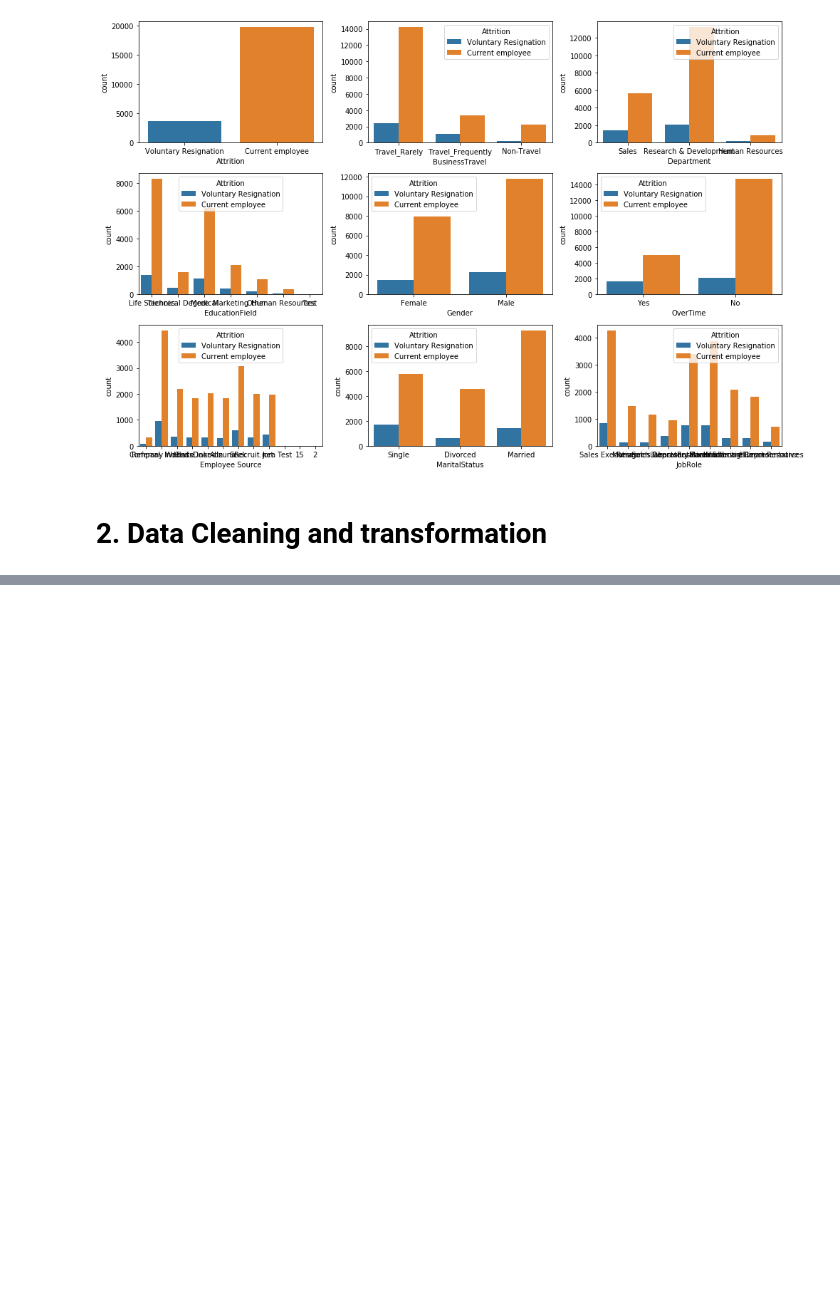
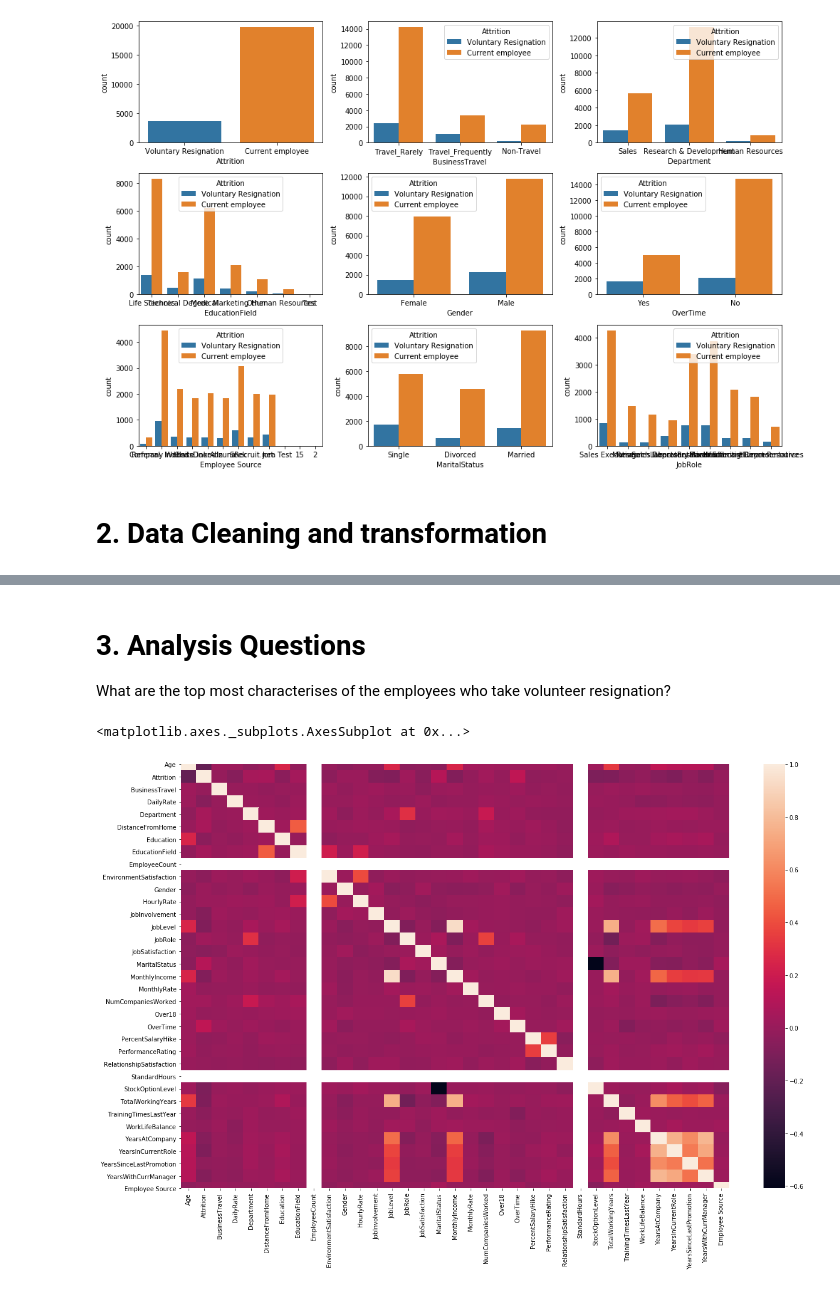
Before and after one commit to zeelmendpara05/IBM-HR-Atrrition, a Jupyter notebook: Team-5-project.ipynb, the cells around one changed output, grey strips where cells are left out. Saved outputs shown, nothing was run; the diff lists cells and outputs as text; code cells hidden in the pictures; blank space fills up the shorter version.

```diff
--- a/Team-5-project.ipynb
+++ b/Team-5-project.ipynb
@@ -85,8 +109,8 @@ plt.show()
 # 2. Data Cleaning and transformation
 # %%
 employee.dropna(axis=0,subset=['Attrition'],inplace=True)
-null_value = employee.isnull().sum()
-null_value
+employee.drop(["Application ID","EmployeeNumber"],axis=1, inplace=True)
+employee.isnull().sum()
 # %% [output]
 Age                          3
 Attrition                    0
@@ -118,13 +142,13 @@ def fill_unknown_na(unknown):
 # %%
 employee["Age"].fillna(round(employee['Age'].mean()),inplace=True)
 employee["EmployeeCount"].fillna(1,inplace=True)
-employee["Application ID"].fillna(-1,inplace=True)
 mean = ["DailyRate","DistanceFromHome","TrainingTimesLastYear","YearsAtCompany","YearsInCurrentRole","YearsSinceLastPromotion","YearsWithCurrManager","PercentSalaryHike","StandardHours","TotalWorkingYears","HourlyRate","MonthlyRate","MonthlyIncome","NumCompaniesWorked"]
 fill_mean_na(mean)
 mode = ["WorkLifeBalance","PerformanceRating","RelationshipSatisfaction","StockOptionLevel","Education","EnvironmentSatisfaction","EnvironmentSatisfaction","JobInvolvement","JobLevel","JobSatisfaction",]
 fill_mode_na(mode)
-unknown = ["Department","EducationField","Employee Source","JobRole","BusinessTravel","MaritalStatus","Over18","OverTime","Gender"]
+unknown = ["Attrition","Department","EducationField","Employee Source","JobRole","BusinessTravel","MaritalStatus","Over18","OverTime","Gender"]
 fill_unknown_na(unknown)
+
 employee.info()
 # %% [output]
 <class 'pandas.core.frame.DataFrame'>
@@ -147,2 +171,5 @@ memory usage: 7.4+ MB
 # %%
 employee.drop_duplicates(inplace =True)
+employee_copy = employee.copy()
+LE = LabelEncoder()
+employee
@@ -148,0 +190,4 @@ employee.drop_duplicates(inplace =True)
+# %%
+for un in unknown:
+    employee_copy[un] = LE.fit_transform(employee_copy[un])
+employee_copy.info()
@@ -148,0 +212,10 @@ employee.drop_duplicates(inplace =True)
+# %% [markdown]
+# 3. Analysis Questions
+
+What are the top most characterises of the employees who take volunteer resignation?
+# %%
+fig, ax = plt.subplots(figsize=(18,12))
+sns.heatmap(employee_copy.corr(), ax=ax)
+# %% [output]
+<matplotlib.axes._subplots.AxesSubplot at 0x...>
+[figure, added]
```
Also changed, not shown: parts of 23 cells of this notebook, 1 other file.
